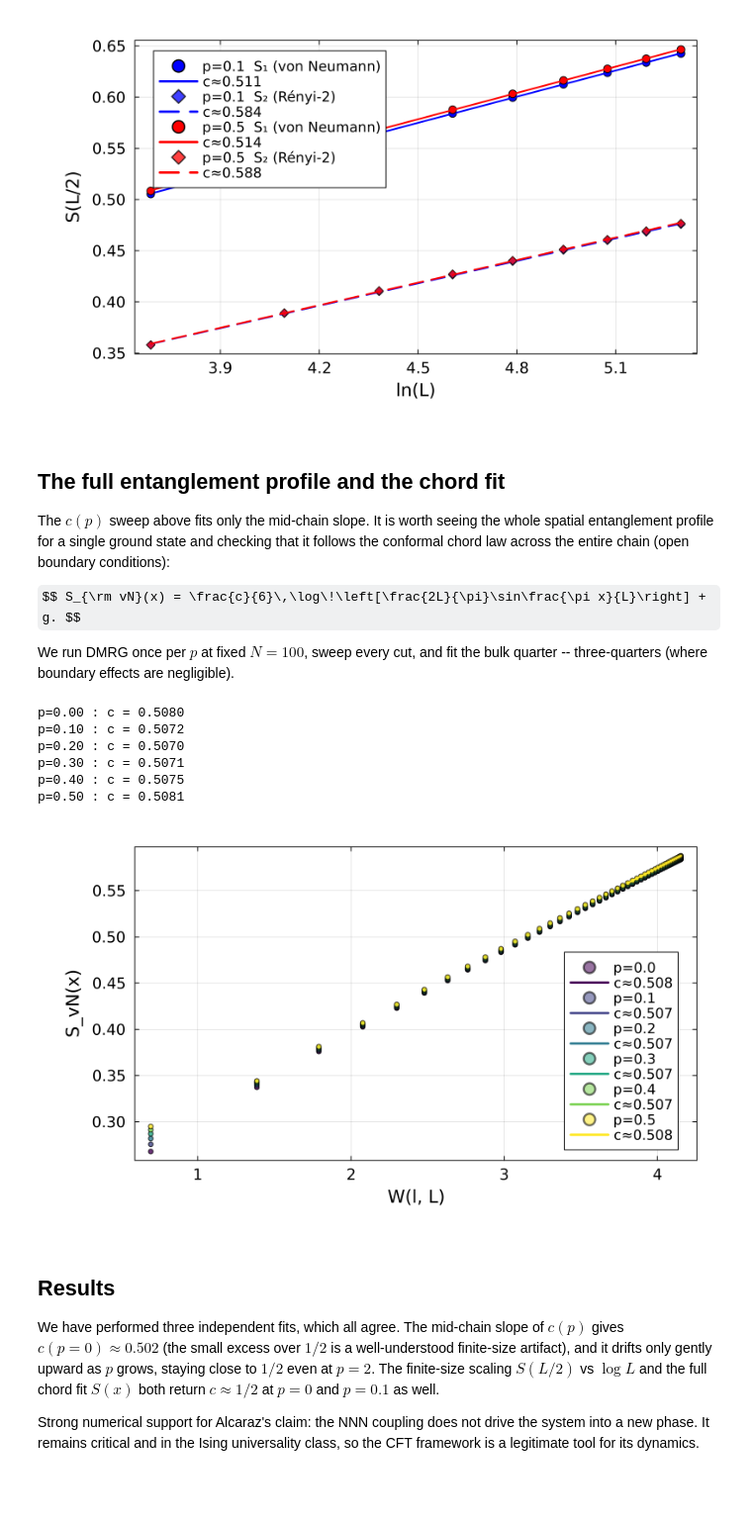
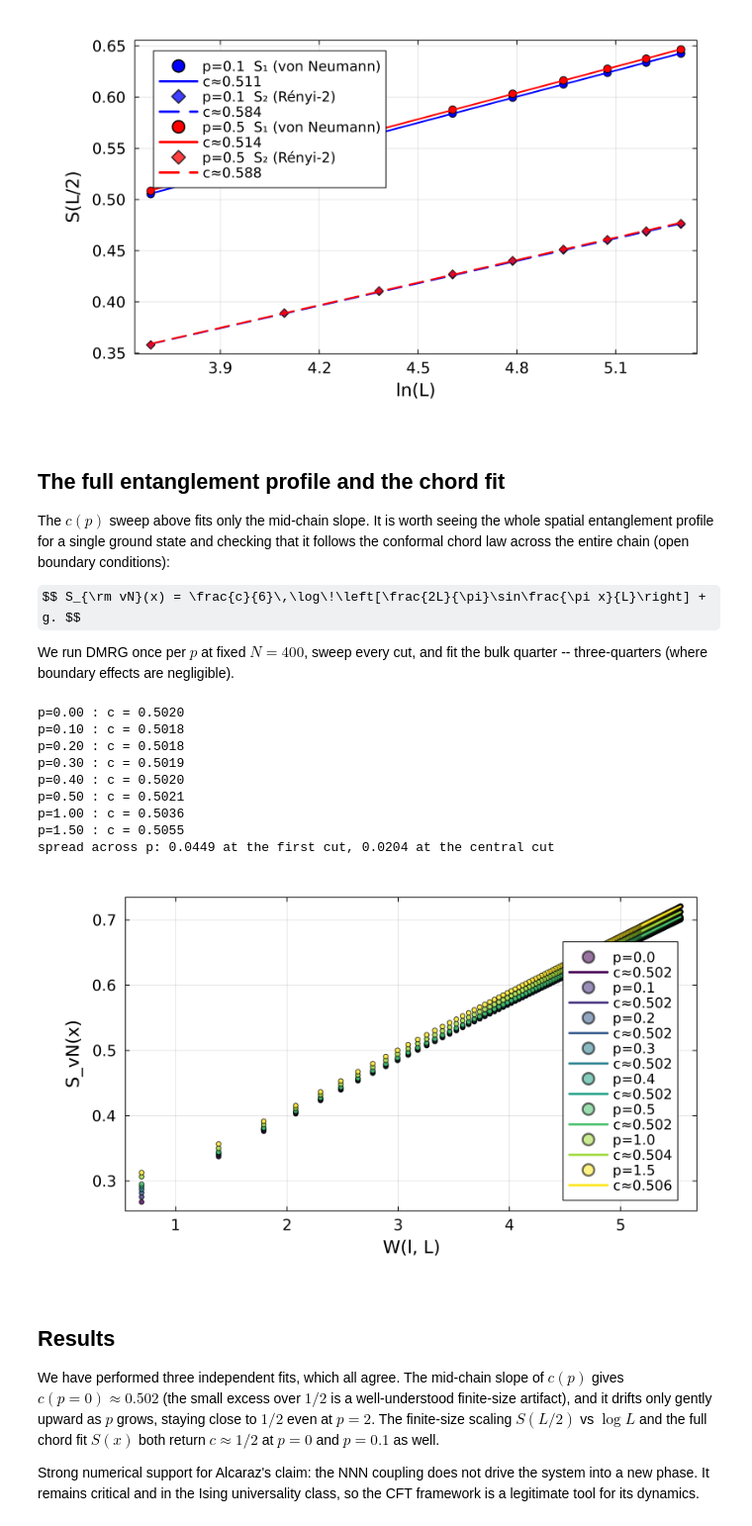
Before and after one commit to jmarquezol/master-thesis-BSC, a Jupyter notebook: NBs/4_cft_GS.ipynb, the cells around one changed output. Shown at 99% size. Cells and saved outputs as stored; diff of their text form; code cells hidden in the pictures; some formulas as TeX source; blank space fills up the shorter version.

Commit message:
thesis v14

```diff
--- a/NBs/4_cft_GS.ipynb
+++ b/NBs/4_cft_GS.ipynb
@@ -209,67 +209,76 @@ chord law across the entire chain (open boundary conditions):
 
 $$ S_{\rm vN}(x) = \frac{c}{6}\,\log\!\left[\frac{2L}{\pi}\sin\frac{\pi x}{L}\right] + g. $$
 
-We run DMRG once per $p$ at fixed $N=100$, sweep every cut, and fit the bulk quarter -- three-quarters
+We run DMRG once per $p$ at fixed $N=400$, sweep every cut, and fit the bulk quarter -- three-quarters
 (where boundary effects are negligible).
 # %%
 thesis_plot_theme!()   # thesis-quality styling
 using JLD2
 
-N = 100
+N = 400
 lambda = 1.0
 bonds = collect(1:N-1)
-p_chord = [0.0, 0.1, 0.2, 0.3, 0.4, 0.5]   # the range this work uses, in steps of 0.1
+p_chord = [0.0, 0.1, 0.2, 0.3, 0.4, 0.5, 1.0, 1.5]   # the full range this work studies
 
 @. chordmodel(x, q) = (q[1]/6)*x + q[2]              # q[1] = c, q[2] = g
 
-# Per-cut entanglement profiles at fixed N (heavy N=100 DMRG, maxdim up to 1000). The cache is
-# filled per p, so adding a new coupling only runs the ones that are missing.
-chord_cache = "../results/data/nb4_chord.jld2"
+# Per-cut entanglement profiles at fixed N (heavy DMRG, maxdim up to 1000). The cache is keyed by
+# N and filled per p, so changing the length or adding a coupling only runs what is missing.
+chord_cache = "../results/data/nb4_chord_N$(N).jld2"
 chord_data = isfile(chord_cache) ? load(chord_cache, "data") : Dict{Float64,Vector{Float64}}()
 
 missing_p = [p for p in p_chord if !haskey(chord_data, p)]
 if !isempty(missing_p)
+    mkpath("../results/data")
     for p in missing_p
         @printf("running DMRG for the chord profile at p=%.1f ...\n", p)
         sites  = siteinds("S=1/2", N)
         _, psi = dmrg(alcaraz_H(sites, lambda, p), randomMPS(sites, 10);
                       nsweeps=50, maxdim=[20,100,200,400,800,1000], cutoff=[1e-12],
                       noise=[1e-4,1e-5,1e-6,0.0], outputlevel=0)
         chord_data[p] = compute_vn_entropy(psi)
+        jldsave(chord_cache; data=chord_data)   # checkpoint after each p
     end
-    mkpath("../results/data")
-    jldsave(chord_cache; data=chord_data)
 end
 
 figX = plot(xlabel="W(l, L)", ylabel="S_vN(x)", legend=:bottomright,
             framestyle=:box)
 palette_chord = cgrad(:viridis, length(p_chord), categorical=true)
 
 for (i, p) in enumerate(p_chord)
     S    = chord_data[p]
     xv   = log.((2N/pi) .* sin.(pi .* bonds ./ N))
     bulk = findall(b -> N/4 <= b <= 3N/4, bonds)     # fit the bulk, skip the boundaries
 
     fit = curve_fit(chordmodel, xv[bulk], S[bulk], [0.5, 1.0])
     c   = fit.param[1]
 
     @printf("p=%.2f : c = %.4f\n", p, c)
     scatter!(figX, xv, S; label="p=$p", color=palette_chord[i], ms=3, alpha=0.55)
     plot!(figX, xv[bulk], chordmodel(xv[bulk], fit.param);
           label="c≈$(round(c,digits=3))", color=palette_chord[i], lw=2)
 end
 
+# spread of the profiles across p at the first and the central cut, both quoted in the thesis
+first_cut   = [chord_data[p][1] for p in p_chord]
+central_cut = [chord_data[p][div(N,2)] for p in p_chord]
+@printf("spread across p: %.4f at the first cut, %.4f at the central cut\n",
+        maximum(first_cut) - minimum(first_cut), maximum(central_cut) - minimum(central_cut))
+
 mkpath("../results/imgs")
 savefig(figX, "../results/imgs/cft_chord_equilibrium.png")
 figX
 # %% [output]
-p=0.00 : c = 0.5080
-p=0.10 : c = 0.5072
-p=0.20 : c = 0.5070
-p=0.30 : c = 0.5071
-p=0.40 : c = 0.5075
-p=0.50 : c = 0.5081
+p=0.00 : c = 0.5020
+p=0.10 : c = 0.5018
+p=0.20 : c = 0.5018
+p=0.30 : c = 0.5019
+p=0.40 : c = 0.5020
+p=0.50 : c = 0.5021
+p=1.00 : c = 0.5036
+p=1.50 : c = 0.5055
+spread across p: 0.0449 at the first cut, 0.0204 at the central cut
-[figure, old version]
+[figure, new version]
 # %% [markdown]
 ## Results
 
```
Also changed, not shown: parts of 5 cells of this notebook, 43 other files.
